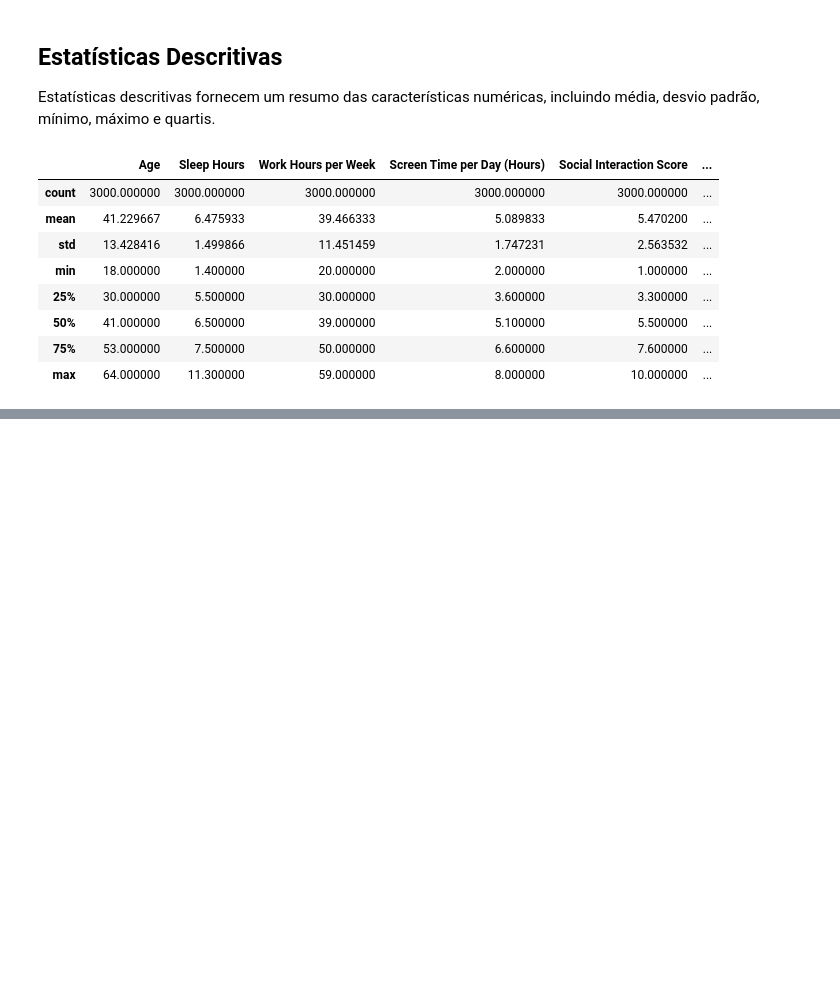
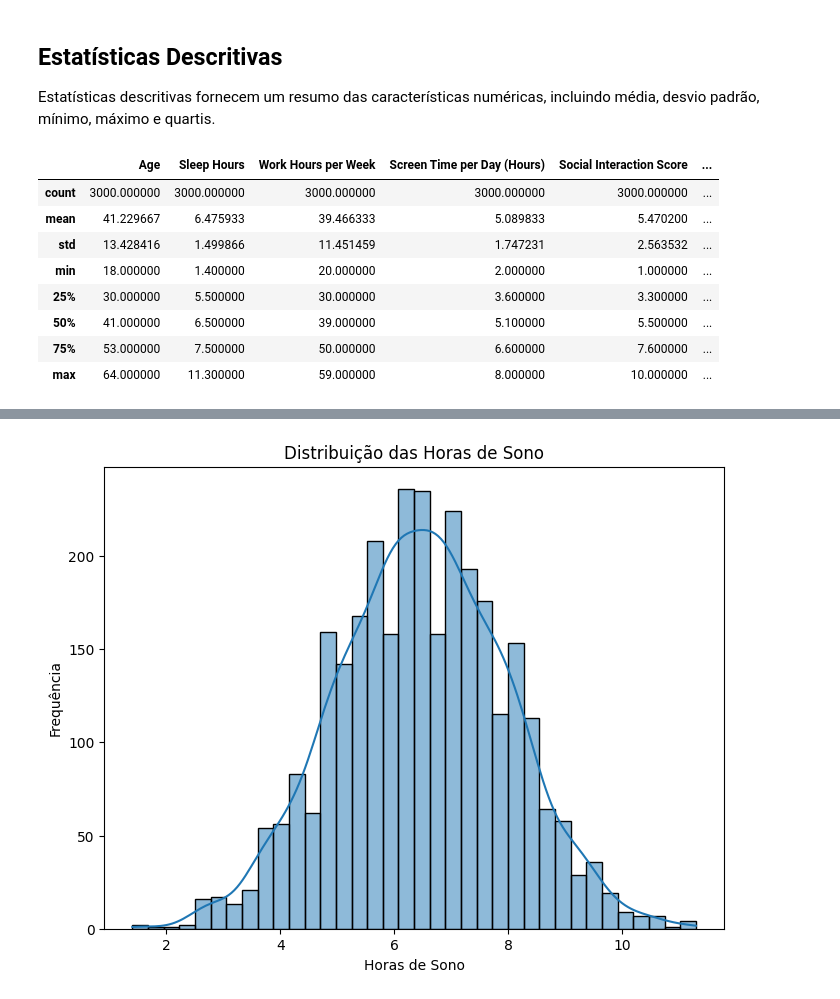
Before and after one commit to hugocfrias/hugocfrias-MVP, a Jupyter notebook: Untitled5.ipynb, the cells around one changed output, grey strips where cells are left out. Cells and saved outputs as stored; diff of their text form; code cells hidden in the pictures; blank space fills up the shorter version.

```diff
--- a/Untitled5.ipynb
+++ b/Untitled5.ipynb
@@ -135,0 +172,10 @@ sleep_cycle.describe()
+# %%
+plt.figure(figsize=(8, 6))
+# Histograma do comprimento da sépala (um dos atributos)
+sns.histplot(sleep_cycle['Sleep Hours'], kde=True)
+plt.title('Distribuição das Horas de Sono')
+plt.xlabel('Horas de Sono')
+plt.ylabel('Frequência')
+plt.show()
+# %% [output]
+[figure, added]
```
Also changed, not shown: parts of 10 cells of this notebook.
